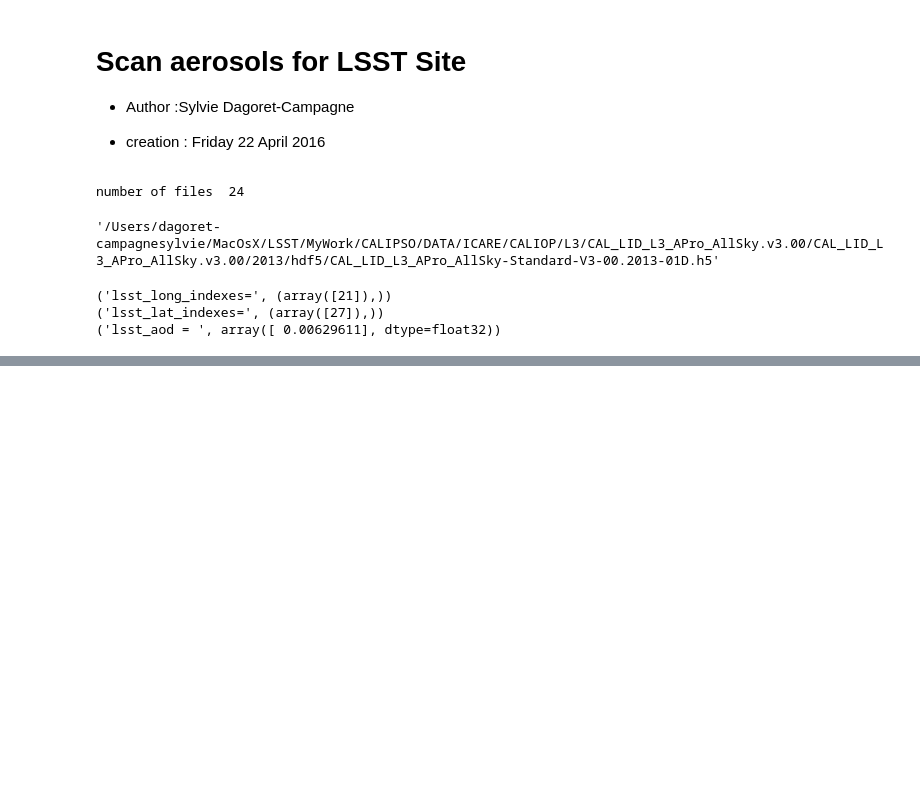
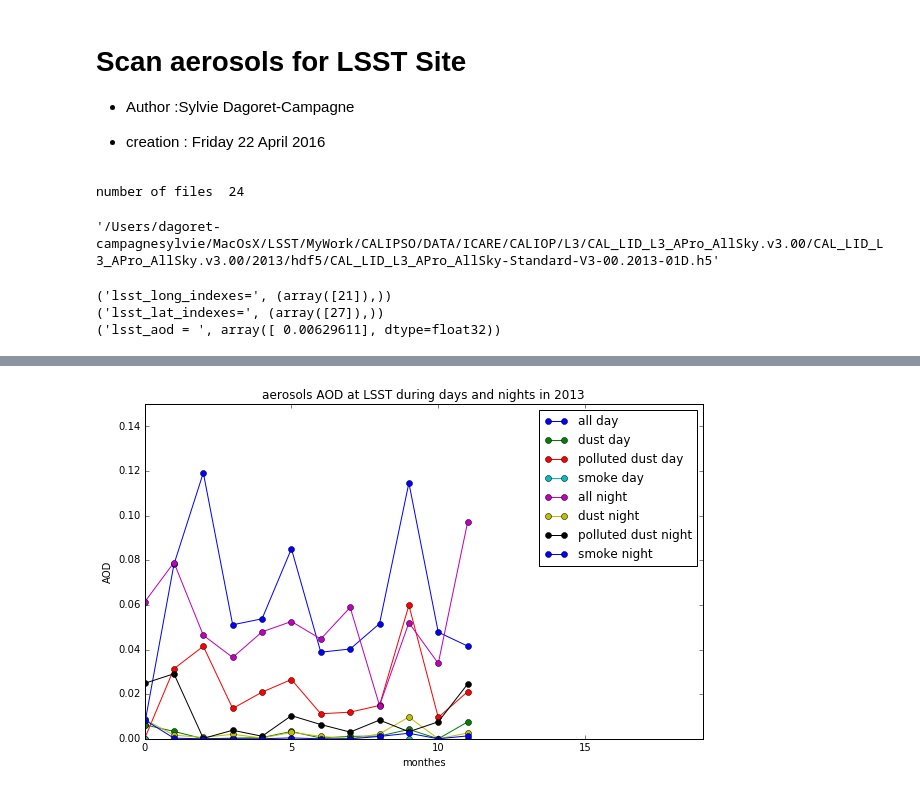
Before and after one commit to sylvielsstfr/caliopL3Ana, a Jupyter notebook: ScanAerosolsOneYear.ipynb, the cells around one changed output, grey strips where cells are left out. Cells and saved outputs as stored; diff of their text form; code cells hidden in the pictures; blank space fills up the shorter version.

```diff
--- a/ScanAerosolsOneYear.ipynb
+++ b/ScanAerosolsOneYear.ipynb
@@ -107,0 +106,16 @@ plt.plot(range(0,nbfiles),all_aod)
+# %%
+#indexes to separate day and nights
+day_indexes=range(0,24,2)
+night_indexes=range(1,24,2)
+#all aerosols
+all_aod_day=all_aod[day_indexes]
+all_aod_night=all_aod[night_indexes]
+#dust
+dust_aod_day=dust_aod[day_indexes]
+dust_aod_night=dust_aod[night_indexes]
+# polluted dust
+polluteddust_aod_day=polluteddust_aod[day_indexes]
+polluteddust_aod_night=polluteddust_aod[night_indexes]
+# smoke
+smoke_aod_day=smoke_aod[day_indexes]
+smoke_aod_night=smoke_aod[night_indexes]
@@ -107,0 +136,22 @@ plt.plot(range(0,nbfiles),all_aod)
+# %%
+plt.figure(figsize=(10,6))
+plt.plot(range(0,nbfiles/2),all_aod_day,'o-',label='all day')
+plt.plot(range(0,nbfiles/2),dust_aod_day,'o-',label='dust day')
+plt.plot(range(0,nbfiles/2),polluteddust_aod_day,'o-',label='polluted dust day')
+plt.plot(range(0,nbfiles/2),smoke_aod_day,'o-',label='smoke day')
+
+plt.plot(range(0,nbfiles/2),all_aod_night,'o-',label='all night')
+plt.plot(range(0,nbfiles/2),dust_aod_night,'o-',label='dust night')
+plt.plot(range(0,nbfiles/2),polluteddust_aod_night,'o-',label='polluted dust night')
+plt.plot(range(0,nbfiles/2),smoke_aod_night,'o-',label='smoke night')
+
+plt.xlabel('monthes')
+plt.ylabel('AOD')
+plt.ylim(0,0.15)
+plt.xlim(0,19)
+title='aerosols AOD at LSST during days and nights in 2013'
+plt.title(title)
+plt.legend()
+plt.show()
+# %% [output]
+[figure, added]
```
Also changed, not shown: parts of 7 cells of this notebook, 1 other file.
